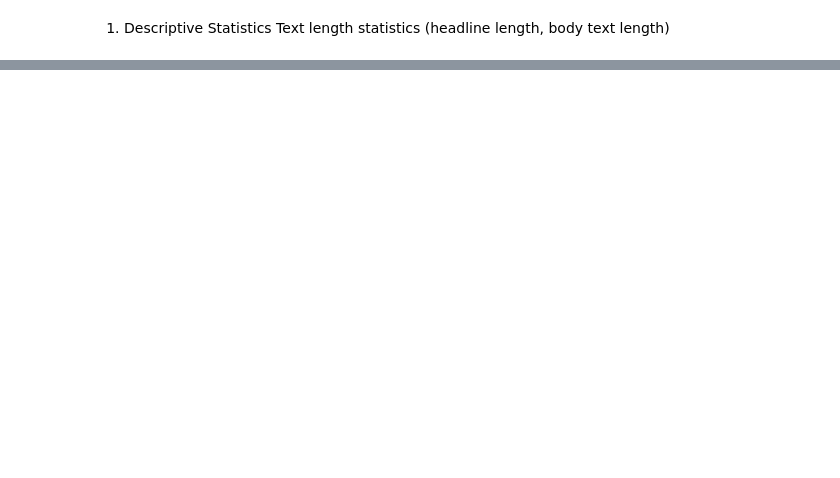
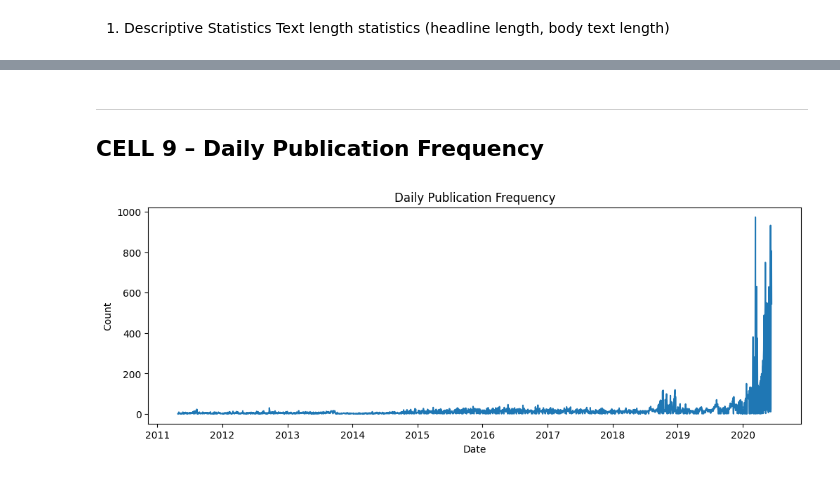
Before and after one commit to metasebiatilahun/Stock-market-EDA-week1-challenge, a Jupyter notebook: notebooks/market-news-eda.ipynb, the cells around one changed output, grey strips where cells are left out. Cells and saved outputs as stored; diff of their text form; code cells hidden in the pictures; blank space fills up the shorter version.

```diff
--- a/notebooks/market-news-eda.ipynb
+++ b/notebooks/market-news-eda.ipynb
@@ -26,0 +222,28 @@ NameError: name 'df' is not defined
+# %% [markdown]
+-----------------------------------------------
+CELL 9 – Daily Publication Frequency
+-----------------------------------------------
+# %%
+import pandas as pd
+import matplotlib.pyplot as plt
+
+df = pd.read_csv('../data/raw_analyst_ratings.csv')
+
+# --- FIX THE DATE CONVERSION LINE ---
+df['date'] = pd.to_datetime(df['date'], errors='coerce')
+# --------------------------------
+
+df['headline'] = df['headline'].fillna("").astype(str)
+
+# Calculate daily publication frequency
+daily_count = df.groupby(df['date'].dt.date).size()
+
+# Plot daily publication frequency
+plt.figure(figsize=(12,4))
+daily_count.plot()
+plt.title("Daily Publication Frequency")
+plt.xlabel("Date")
+plt.ylabel("Count")
+plt.show()
+# %% [output]
+[figure, added]
```
Also changed, not shown: parts of 30 cells of this notebook.
